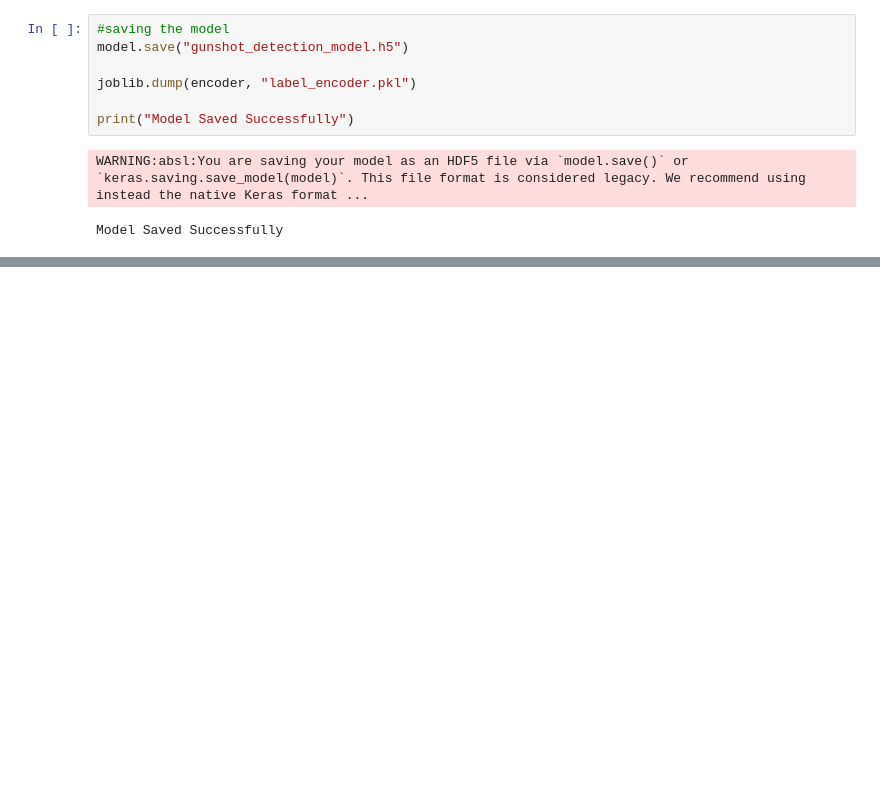
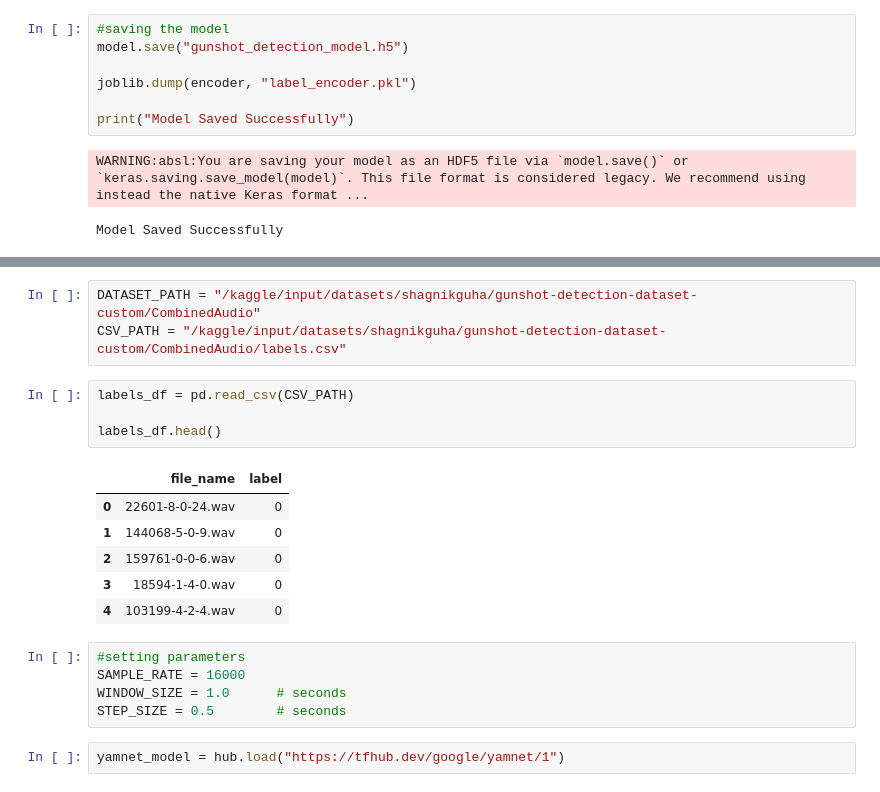
Before and after one commit to tarryndsilva/poaching-detection, a Jupyter notebook: audio-train.ipynb, the cells around one changed output, grey strips where cells are left out. Drawn from its saved outputs; the diff is of its cells as text; blank space fills up the shorter version.

```diff
--- a/audio-train.ipynb
+++ b/audio-train.ipynb
@@ -343,0 +364,21 @@ Model Saved Successfully
+# %%
+DATASET_PATH = "/kaggle/input/datasets/shagnikguha/gunshot-detection-dataset-custom/CombinedAudio"
+CSV_PATH = "/kaggle/input/datasets/shagnikguha/gunshot-detection-dataset-custom/CombinedAudio/labels.csv"
+# %%
+labels_df = pd.read_csv(CSV_PATH)
+
+labels_df.head()
+# %% [output]
+|  | file_name | label |
+| 0 | 22601-8-0-24.wav | 0 |
+| 1 | 144068-5-0-9.wav | 0 |
+| 2 | 159761-0-0-6.wav | 0 |
+| 3 | 18594-1-4-0.wav | 0 |
+| 4 | 103199-4-2-4.wav | 0 |
+# %%
+#setting parameters
+SAMPLE_RATE = 16000
+WINDOW_SIZE = 1.0      # seconds
+STEP_SIZE = 0.5        # seconds
+# %%
+yamnet_model = hub.load("https://tfhub.dev/google/yamnet/1")
```
Also changed, not shown: parts of 24 cells of this notebook, 3 other files.
